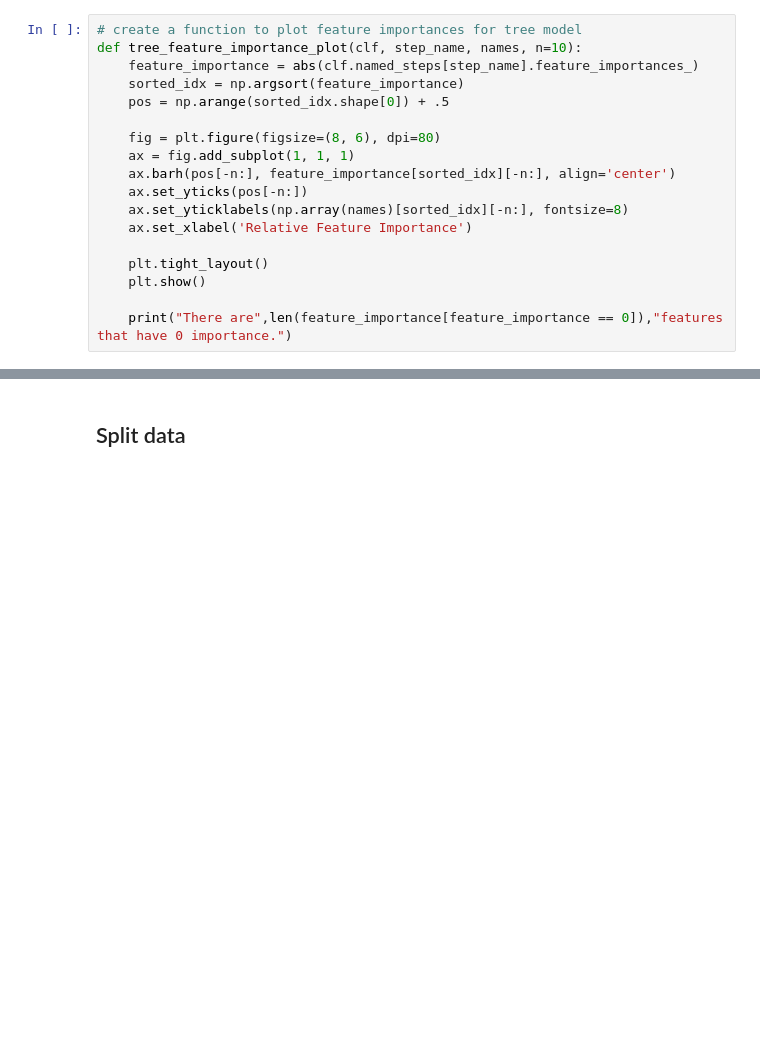
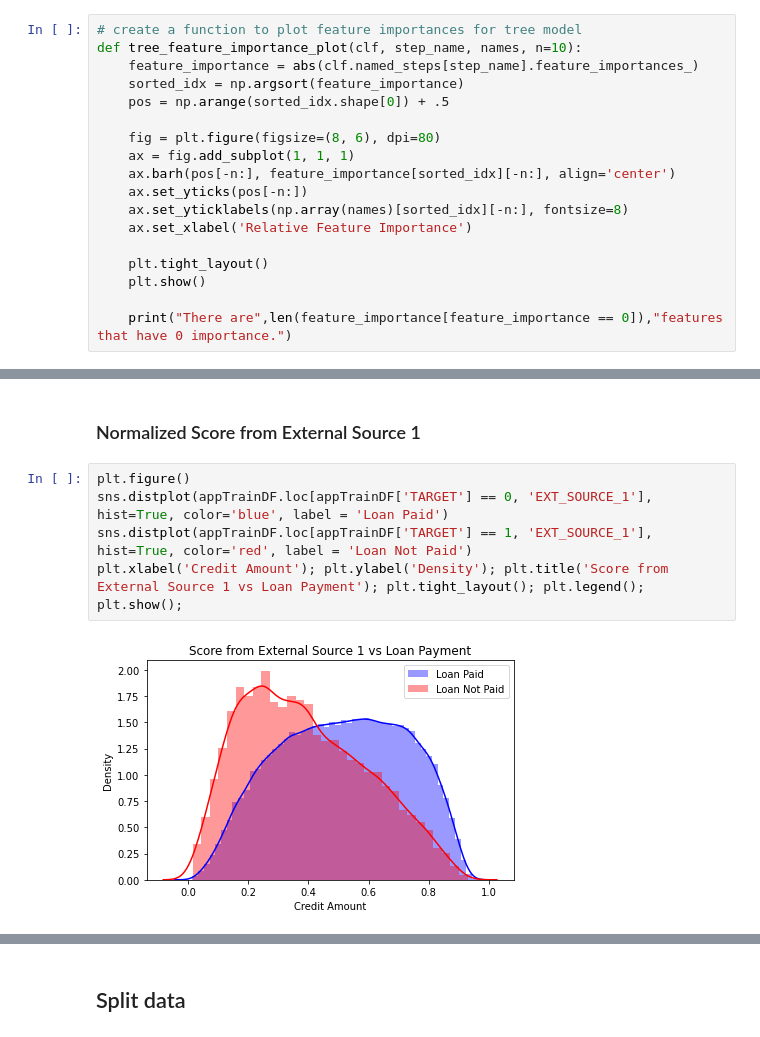
Before and after one commit to jdklein513/final-project-HCDR, a Jupyter notebook: code/Group9_Phase1_Modeling.ipynb, the cells around one changed output, grey strips where cells are left out. Cells and saved outputs as stored; diff of their text form; blank space fills up the shorter version.

```diff
--- a/code/Group9_Phase1_Modeling.ipynb
+++ b/code/Group9_Phase1_Modeling.ipynb
@@ -293,0 +516,9 @@ gc.collect()
+# %% [markdown]
+### Normalized Score from External Source 1
+# %%
+plt.figure()
+sns.distplot(appTrainDF.loc[appTrainDF['TARGET'] == 0, 'EXT_SOURCE_1'], hist=True, color='blue', label = 'Loan Paid')
+sns.distplot(appTrainDF.loc[appTrainDF['TARGET'] == 1, 'EXT_SOURCE_1'], hist=True, color='red', label = 'Loan Not Paid')
+plt.xlabel('Credit Amount'); plt.ylabel('Density'); plt.title('Score from External Source 1 vs Loan Payment'); plt.tight_layout(); plt.legend(); plt.show();
+# %% [output]
+[figure, added]
```
Also changed, not shown: parts of 158 cells of this notebook.
